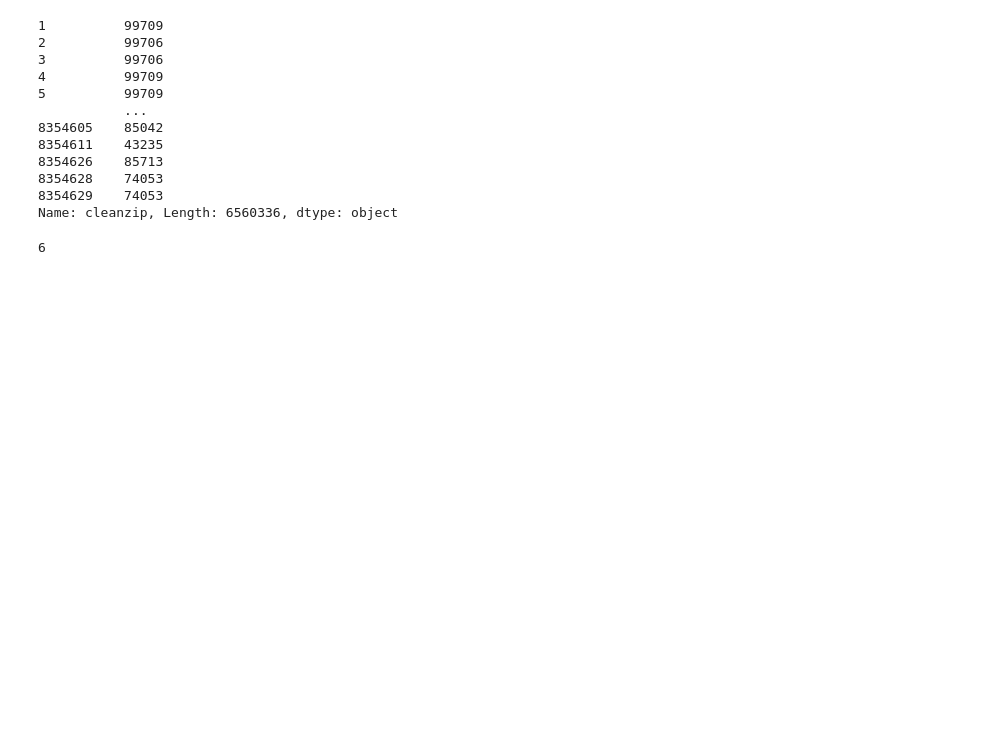
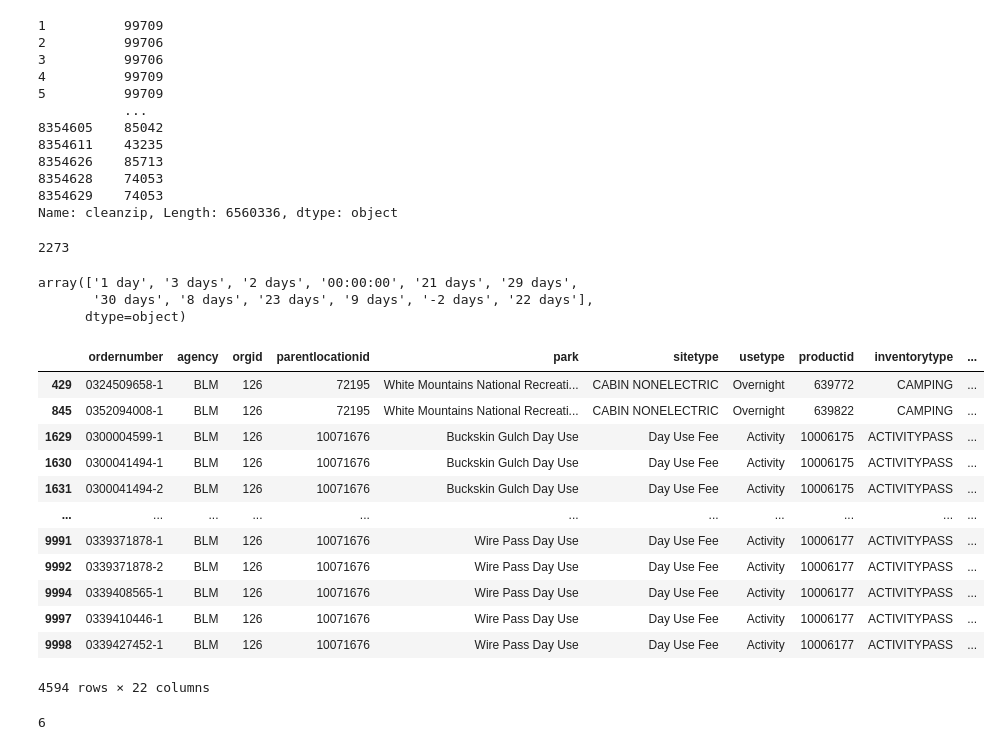
Before and after one commit to burgwyn/DATA602, a Jupyter notebook: Reservations.ipynb, the cells around one changed output. Saved outputs shown, nothing was run; the diff lists cells and outputs as text; code cells hidden in the pictures; blank space fills up the shorter version.

```diff
--- a/Reservations.ipynb
+++ b/Reservations.ipynb
@@ -200,7 +168,7 @@ array([nan, '99709', '99706', ..., '99801-9419', '99929R', '99699'],
 dfReservations2021.dropna(subset=['customerzip'], inplace=True)
 # %%
 # truncate zip to 5 digit value
-dfReservations2021['cleanzip'] = dfReservations2021.customerzip.str[-5:]
+dfReservations2021['cleanzip'] = dfReservations2021.customerzip.str.extract(r'(\d{5})')
 # %%
 dfReservations2021['cleanzip']
 # %% [output]
@@ -216,6 +184,32 @@ dfReservations2021['cleanzip']
 8354628    74053
 8354629    74053
 Name: cleanzip, Length: 6560336, dtype: object
+# %%
+len(dfReservations2021['cleanzip'].unique())
+# %% [output]
+2273
+# %%
+dfReservations2021.nights.unique()
+# %% [output]
+array(['1 day', '3 days', '2 days', '00:00:00', '21 days', '29 days',
+       '30 days', '8 days', '23 days', '9 days', '-2 days', '22 days'],
+      dtype=object)
+# %%
+dfReservations2021[dfReservations2021.nights.str.startswith('0')]
+# %% [output]
+|  | ordernumber | agency | orgid | parentlocationid | park | sitetype | usetype | productid | inventorytype | ... |
+| 429 | 0324509658-1 | BLM | 126 | 72195 | White Mountains National Recreati... | CABIN NONELECTRIC | Overnight | 639772 | CAMPING | ... |
+| 845 | 0352094008-1 | BLM | 126 | 72195 | White Mountains National Recreati... | CABIN NONELECTRIC | Overnight | 639822 | CAMPING | ... |
+| 1629 | 0300004599-1 | BLM | 126 | 10071676 | Buckskin Gulch Day Use | Day Use Fee | Activity | 10006175 | ACTIVITYPASS | ... |
+| 1630 | 0300041494-1 | BLM | 126 | 10071676 | Buckskin Gulch Day Use | Day Use Fee | Activity | 10006175 | ACTIVITYPASS | ... |
+| 1631 | 0300041494-2 | BLM | 126 | 10071676 | Buckskin Gulch Day Use | Day Use Fee | Activity | 10006175 | ACTIVITYPASS | ... |
+| ... | ... | ... | ... | ... | ... | ... | ... | ... | ... | ... |
+| 9991 | 0339371878-1 | BLM | 126 | 10071676 | Wire Pass Day Use | Day Use Fee | Activity | 10006177 | ACTIVITYPASS | ... |
+| 9992 | 0339371878-2 | BLM | 126 | 10071676 | Wire Pass Day Use | Day Use Fee | Activity | 10006177 | ACTIVITYPASS | ... |
+| 9994 | 0339408565-1 | BLM | 126 | 10071676 | Wire Pass Day Use | Day Use Fee | Activity | 10006177 | ACTIVITYPASS | ... |
+| 9997 | 0339410446-1 | BLM | 126 | 10071676 | Wire Pass Day Use | Day Use Fee | Activity | 10006177 | ACTIVITYPASS | ... |
+| 9998 | 0339427452-1 | BLM | 126 | 10071676 | Wire Pass Day Use | Day Use Fee | Activity | 10006177 | ACTIVITYPASS | ... |
+4594 rows × 22 columns
 # %%
 def format_nights(night_str):
     try:
```
Also changed, not shown: parts of 9 cells of this notebook.
